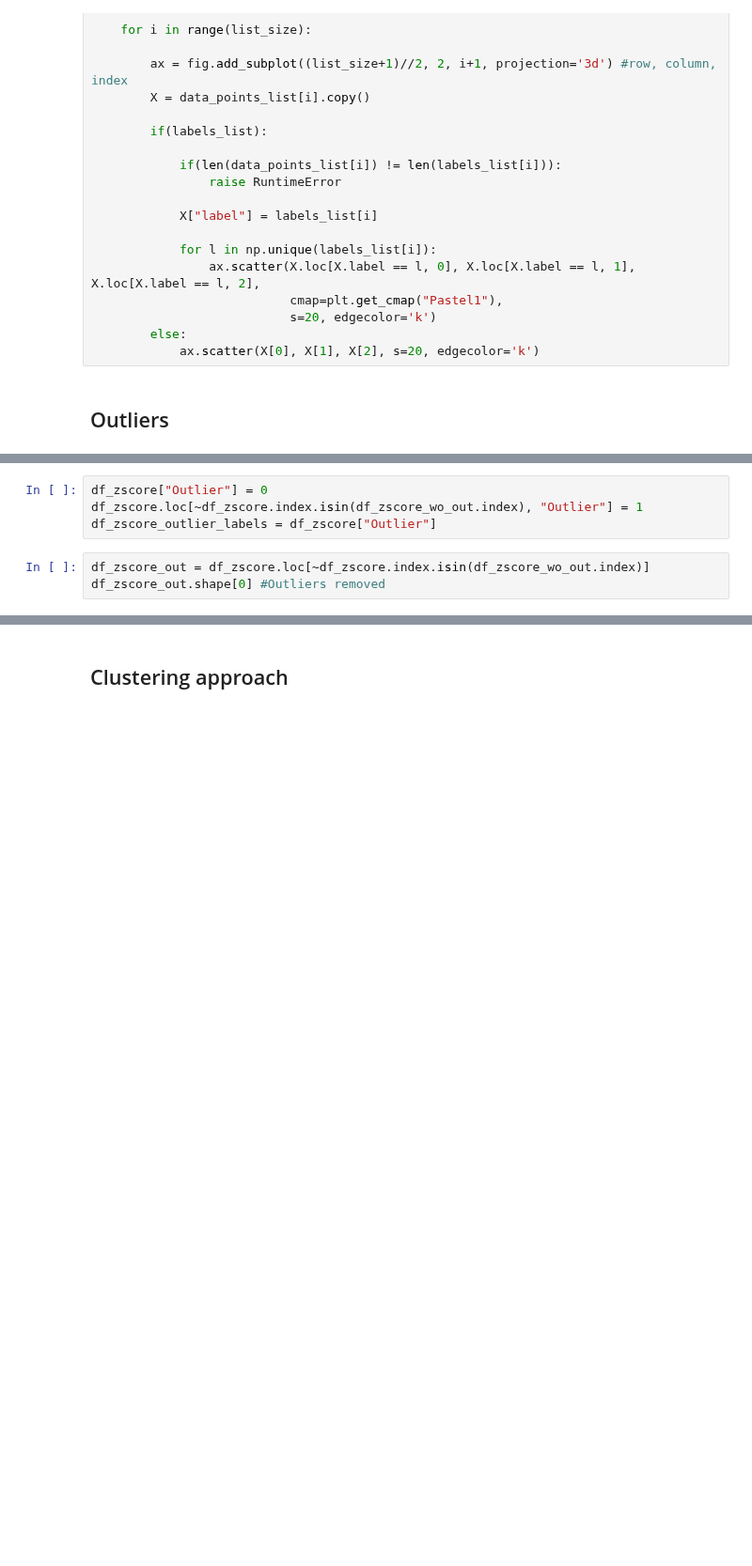
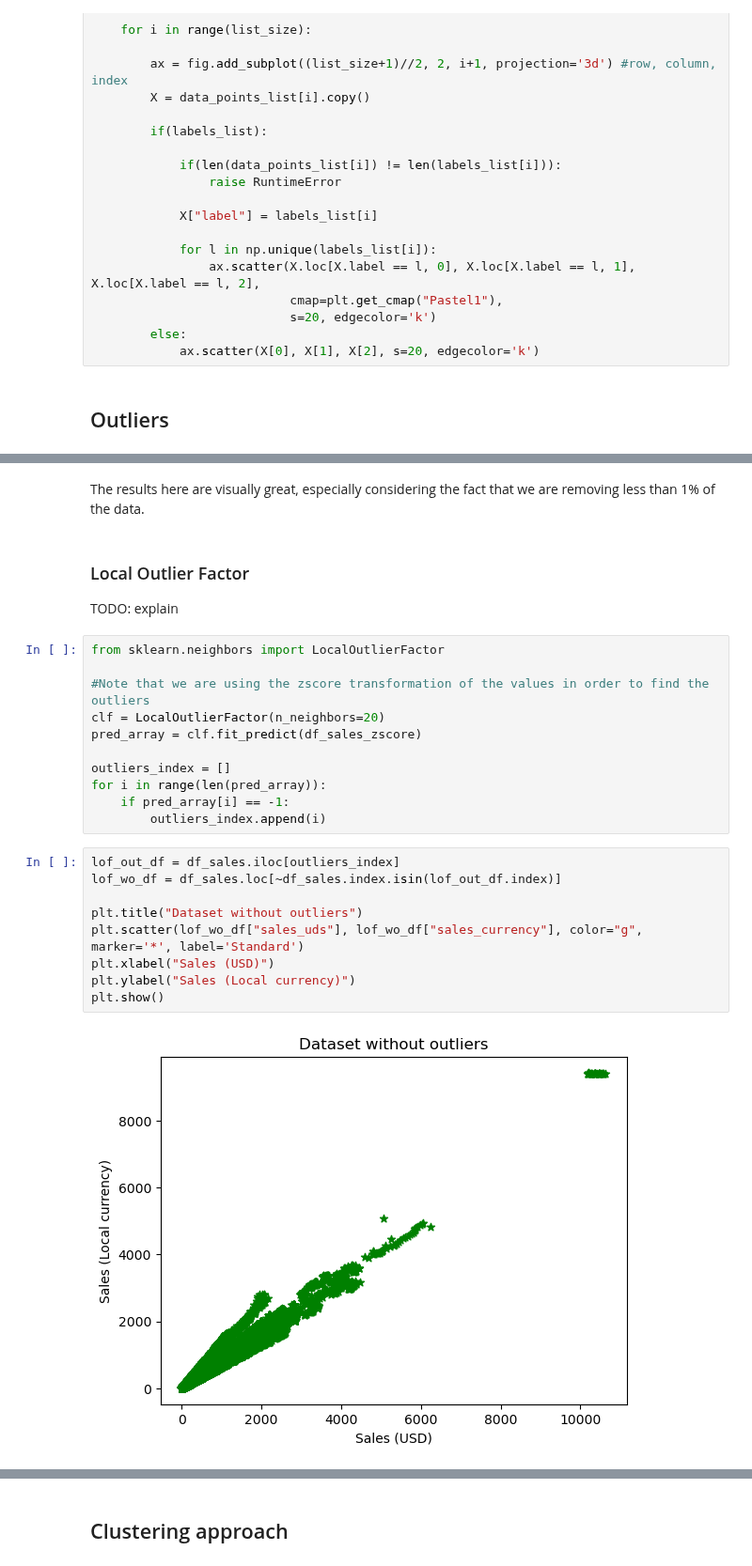
Before and after one commit to adettori/Data-Mining-DM-2020-project, a Jupyter notebook: dm2020-2-task1.ipynb, the cells around one changed output, grey strips where cells are left out. Shown at 94% size. Drawn from its saved outputs; the diff is of its cells as text; blank space fills up the shorter version.

```diff
--- a/dm2020-2-task1.ipynb
+++ b/dm2020-2-task1.ipynb
@@ -884,7 +923,27 @@ plt.show()
-# %%
-df_zscore["Outlier"] = 0
-df_zscore.loc[~df_zscore.index.isin(df_zscore_wo_out.index), "Outlier"] = 1
-df_zscore_outlier_labels = df_zscore["Outlier"]
-# %%
-df_zscore_out = df_zscore.loc[~df_zscore.index.isin(df_zscore_wo_out.index)]
-df_zscore_out.shape[0] #Outliers removed
+# %% [markdown]
+The results here are visually great, especially considering the fact that we are removing less than 1% of the data.
+# %% [markdown]
+### Local Outlier Factor
+TODO: explain
+# %%
+from sklearn.neighbors import LocalOutlierFactor
+
+#Note that we are using the zscore transformation of the values in order to find the outliers
+clf = LocalOutlierFactor(n_neighbors=20)
+pred_array = clf.fit_predict(df_sales_zscore)
+
+outliers_index = []
+for i in range(len(pred_array)):
+    if pred_array[i] == -1:
+        outliers_index.append(i)
+# %%
+lof_out_df = df_sales.iloc[outliers_index]
+lof_wo_df = df_sales.loc[~df_sales.index.isin(lof_out_df.index)]
+
+plt.title("Dataset without outliers")
+plt.scatter(lof_wo_df["sales_uds"], lof_wo_df["sales_currency"], color="g", marker='*', label='Standard')
+plt.xlabel("Sales (USD)")
+plt.ylabel("Sales (Local currency)")
+plt.show()
+# %% [output]
+[figure, added]
```
Also changed, not shown: parts of 42 cells of this notebook.
